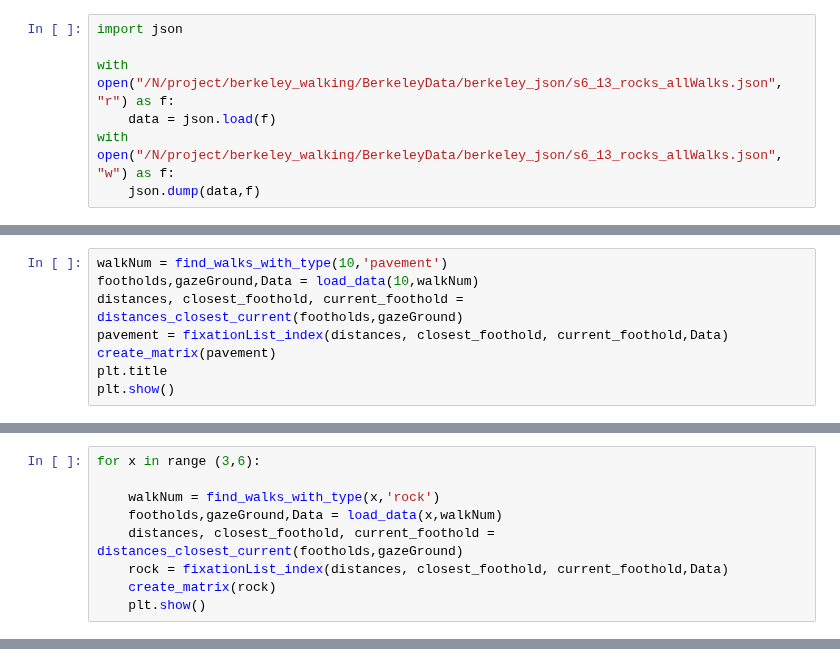
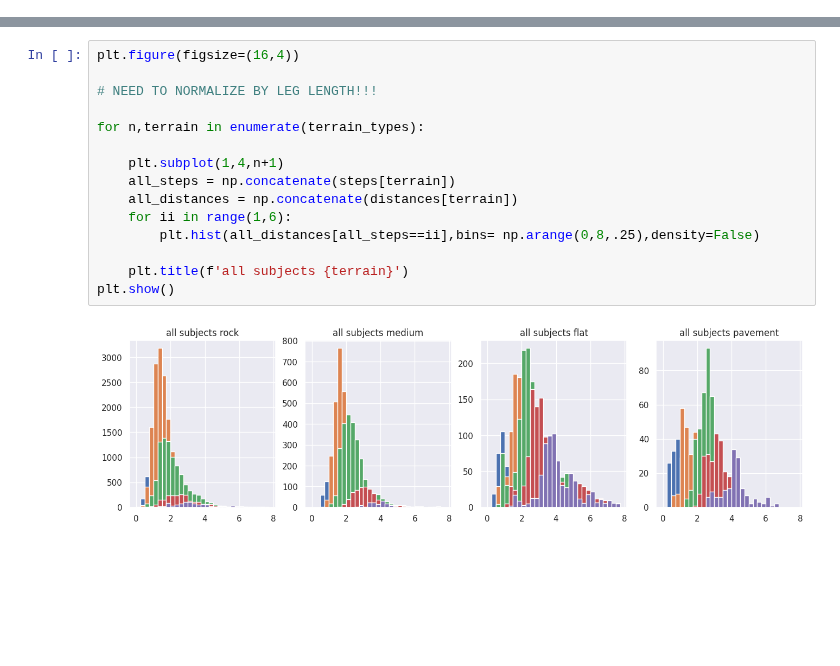
Before and after one commit to BonnenLab/visualize-skelly-laser-environment, a Jupyter notebook: fixation-histograms.ipynb, the cells around one changed output, grey strips where cells are left out. Saved outputs shown, nothing was run; the diff lists cells and outputs as text; blank space fills up the shorter version.

```diff
--- a/fixation-histograms.ipynb
+++ b/fixation-histograms.ipynb
@@ -241,7 +157,0 @@ plt.show()
-# %%
-import json
-
-with open("/N/project/berkeley_walking/BerkeleyData/berkeley_json/s6_13_rocks_allWalks.json", "r") as f:
-    data = json.load(f)
-with open("/N/project/berkeley_walking/BerkeleyData/berkeley_json/s6_13_rocks_allWalks.json", "w") as f:
-    json.dump(data,f)
@@ -282,8 +157,0 @@ def create_matrix(walktype):
-# %%
-walkNum = find_walks_with_type(10,'pavement')
-footholds,gazeGround,Data = load_data(10,walkNum)
-distances, closest_foothold, current_foothold = distances_closest_current(footholds,gazeGround)
-pavement = fixationList_index(distances, closest_foothold, current_foothold,Data)
-create_matrix(pavement)
-plt.title
-plt.show()
@@ -292,9 +157,0 @@ plt.show()
-# %%
-for x in range (3,6):
-
-    walkNum = find_walks_with_type(x,'rock')
-    footholds,gazeGround,Data = load_data(x,walkNum)
-    distances, closest_foothold, current_foothold = distances_closest_current(footholds,gazeGround)
-    rock = fixationList_index(distances, closest_foothold, current_foothold,Data)
-    create_matrix(rock)
-    plt.show()
@@ -366,0 +158,17 @@ plt.show()
+# %%
+plt.figure(figsize=(16,4))
+
+# NEED TO NORMALIZE BY LEG LENGTH!!!
+
+for n,terrain in enumerate(terrain_types):
+
+    plt.subplot(1,4,n+1)
+    all_steps = np.concatenate(steps[terrain])
+    all_distances = np.concatenate(distances[terrain])
+    for ii in range(1,6):
+        plt.hist(all_distances[all_steps==ii],bins= np.arange(0,8,.25),density=False)
+
+    plt.title(f'all subjects {terrain}')
+plt.show()
+# %% [output]
+[figure, added]
```
Also changed, not shown: parts of 19 cells of this notebook.
